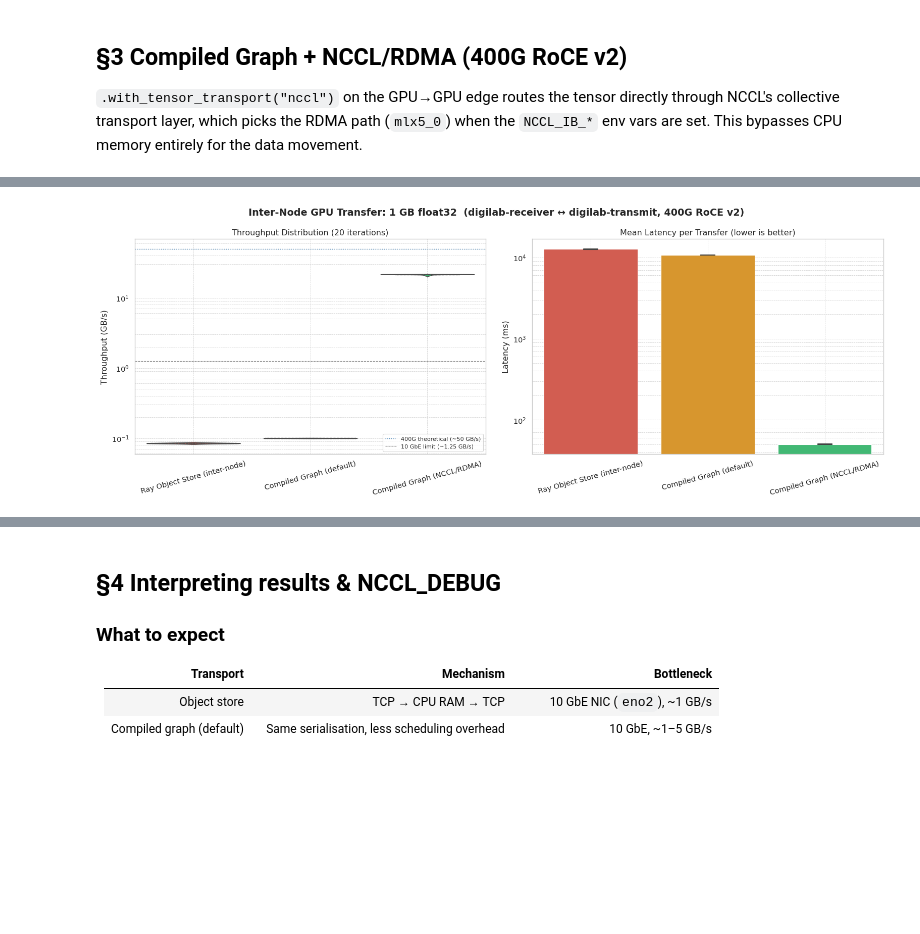
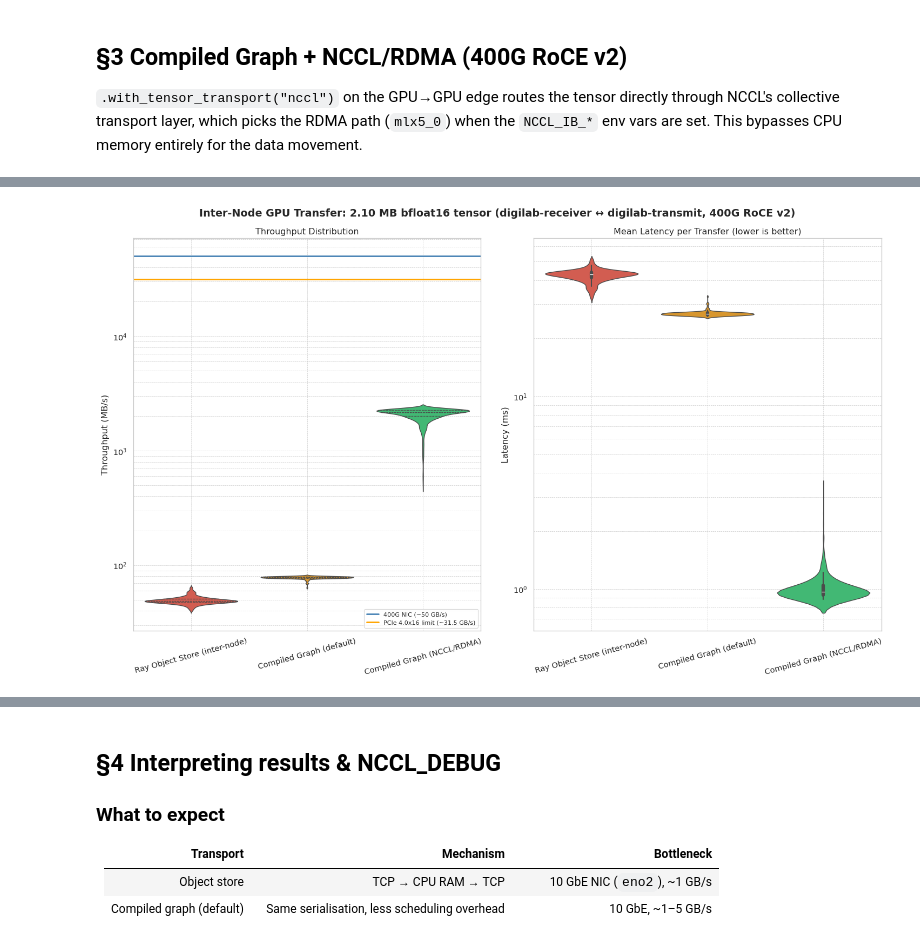
Before and after one commit to panoseti/panoseti_analysis, a Jupyter notebook: notebooks/benchmark/perf.ipynb, the cells around one changed output, grey strips where cells are left out. Cells and saved outputs as stored; diff of their text form; code cells hidden in the pictures; blank space fills up the shorter version.

```diff
--- a/notebooks/benchmark/perf.ipynb
+++ b/notebooks/benchmark/perf.ipynb
@@ -405,14 +401,20 @@ def benchmark_compiled_graph_nccl(iterations=20):
             {
                 "Method": "Compiled Graph (NCCL/RDMA)",
                 "Iteration": i + 1,
-                "Latency (ms)": elapsed * 1000,
-                "Throughput (GB/s)": (TENSOR_SIZE_BYTES / 1e9) / elapsed,
+                "Latency (µs)": elapsed * 1e6,
+                "Throughput (MB/s)": (TENSOR_SIZE_BYTES / 1e6) / elapsed,
             }
         )
     return pd.DataFrame(records)
 
 
-df_nccl = benchmark_compiled_graph_nccl(iterations=200)
-print(f"Mean throughput: {df_nccl['Throughput (GB/s)'].mean():.2f} GB/s")
-# compiled_dag_nccl.teardown(kill_actors=True)
+df_nccl = benchmark_compiled_graph_nccl(iterations=400)
+print(f"Mean throughput: {df_nccl['Throughput (MB/s)'].mean():.2f} MB/s")
+
+# Free compiled graph resources
+with contextlib.suppress(Exception):
+    ray.kill(sender)
+    ray.kill(receiver)
+    compiled_dag_nccl.teardown(kill_actors=False)
+    del compiled_dag_nccl
 # %% [output]
@@ -441,13 +494,14 @@ Ray Object Store (inter-node)     0.084685    0.001073
 # %%
+import matplotlib.ticker as ticker
 PALETTE = {
     "Ray Object Store (inter-node)": "#e74c3c",
     "Compiled Graph (default)": "#f39c12",
     "Compiled Graph (NCCL/RDMA)": "#2ecc71",
 }
 
-fig, axes = plt.subplots(1, 2, figsize=(16, 6))
+fig, axes = plt.subplots(1, 2, figsize=(15, 9))
 fig.suptitle(
-    f"Inter-Node GPU Transfer: {TENSOR_SIZE_BYTES / 1e9:.0f} GB float32  "
+    f"Inter-Node GPU Transfer: {TENSOR_SIZE_BYTES / 1e6:.2f} MB bfloat16 tensor "
     f"(digilab-receiver ↔ digilab-transmit, 400G RoCE v2)",
     fontweight="bold",
 )
@@ -456,62 +510,84 @@ fig.suptitle(
 sns.violinplot(
     data=df_results,
     x="Method",
-    y="Throughput (GB/s)",
+    y="Throughput (MB/s)",
     ax=axes[0],
     palette=PALETTE,
     hue="Method",
     inner="quartile",
     order=list(PALETTE.keys()),
 )
-axes[0].set_title("Throughput Distribution (20 iterations)")
-axes[0].set_ylabel("Throughput (GB/s)")
-axes[0].set_yscale('log')
+axes[0].set_title("Throughput Distribution")
+axes[0].set_ylabel("Throughput (MB/s)")
 axes[0].set_xlabel("")
 axes[0].tick_params(axis="x", rotation=15)
-axes[0].axhline(50.0, color="steelblue", linestyle=":", lw=1.0, label="400G theoretical (~50 GB/s)")
-axes[0].axhline(1.25, color="gray", linestyle="--", lw=0.8, label="10 GbE limit (~1.25 GB/s)")
+axes[0].axhline(50.0 * 1e3, color="steelblue", linestyle="-", lw=2.0, label="400G NIC (~50 GB/s)")
+axes[0].axhline(31.5 * 1e3, color="orange", linestyle="-", lw=2.0, label="PCIe 4.0x16 limit (~31.5 GB/s)")
 axes[0].grid(True, which='both', linestyle='--', linewidth=0.5)
 axes[0].legend(fontsize=8)
+axes[0].set_yscale('log')
 
 # Latency bar
-sns.barplot(
+df_results["Latency (ms)"] = df_results["Latency (µs)"] / 1e3
+sns.violinplot(
     data=df_results,
     x="Method",
     y="Latency (ms)",
     ax=axes[1],
     palette=PALETTE,
     hue="Method",
     order=list(PALETTE.keys()),
-    capsize=0.12,
-    err_kws={"linewidth": 1.5},
+    # capsize=0.12,
+    # err_kws={"linewidth": 1.5},
 )
 axes[1].set_title("Mean Latency per Transfer (lower is better)")
 axes[1].set_ylabel("Latency (ms)")
-axes[1].set_yscale('log')
 axes[1].set_xlabel("")
 axes[1].grid(True, which='both', linestyle='--', linewidth=0.5)
-# axes[1].minorticks_on()
 axes[1].tick_params(axis="x", rotation=15)
+axes[1].set_yscale('log')
+# axes[1].yaxis.set_major_locator(ticker.LogLocator(base=10.0, subs='auto', numticks=10))
+
+# Apply this immediately after axes[0].set_yscale('log') and axes[1].set_yscale('log')
+
+for ax in axes:
+    # 1. Force major ticks at every power of 10 (10^0, 10^1, 10^2, etc.)
+    ax.yaxis.set_major_locator(ticker.LogLocator(base=10.0, numticks=15))
+
+    # 2. Force minor ticks at 2x, 3x, 4x... 9x of each power of 10
+    ax.yaxis.set_minor_locator(ticker.LogLocator(
+        base=10.0,
+        subs=(2.0, 3.0, 4.0, 5.0, 6.0, 7.0, 8.0, 9.0),
+        numticks=15
+    ))
+
+    # Optional: If your minor ticks are showing but missing text labels
+    # (and your data range is narrow enough that they won't overlap)
+    # ax.yaxis.set_minor_formatter(ticker.ScalarFormatter())
+
+    # 3. Ensure the minor ticks don't get labels by default to prevent crowding
+    ax.yaxis.set_minor_formatter(ticker.NullFormatter())
+
 
 plt.tight_layout()
 plt.show()
 
 print("\n--- Summary Statistics ---")
 summary = (
-    df_results.groupby("Method")[["Throughput (GB/s)", "Latency (ms)"]]
+    df_results.groupby("Method")[["Throughput (MB/s)", "Latency (µs)"]]
     .agg(["mean", "std", "min", "max"])
     .reindex(list(PALETTE.keys()))
 )
 print(summary.to_string())
 
 # Speedup factors vs object store baseline
 base_mean = df_results[df_results["Method"] == "Ray Object Store (inter-node)"][
-    "Throughput (GB/s)"
+    "Throughput (MB/s)"
 ].mean()
 print("\n--- Speedup vs Object Store Baseline ---")
 for method in list(PALETTE.keys())[1:]:
-    m = df_results[df_results["Method"] == method]["Throughput (GB/s)"].mean()
+    m = df_results[df_results["Method"] == method]["Throughput (MB/s)"].mean()
     print(f"  {method}: {m / base_mean:.1f}×")
 # %% [output]
-[figure, old version]
+[figure, new version]
 --- Summary Statistics ---
```
Also changed, not shown: parts of 13 cells of this notebook, 2 other files.
